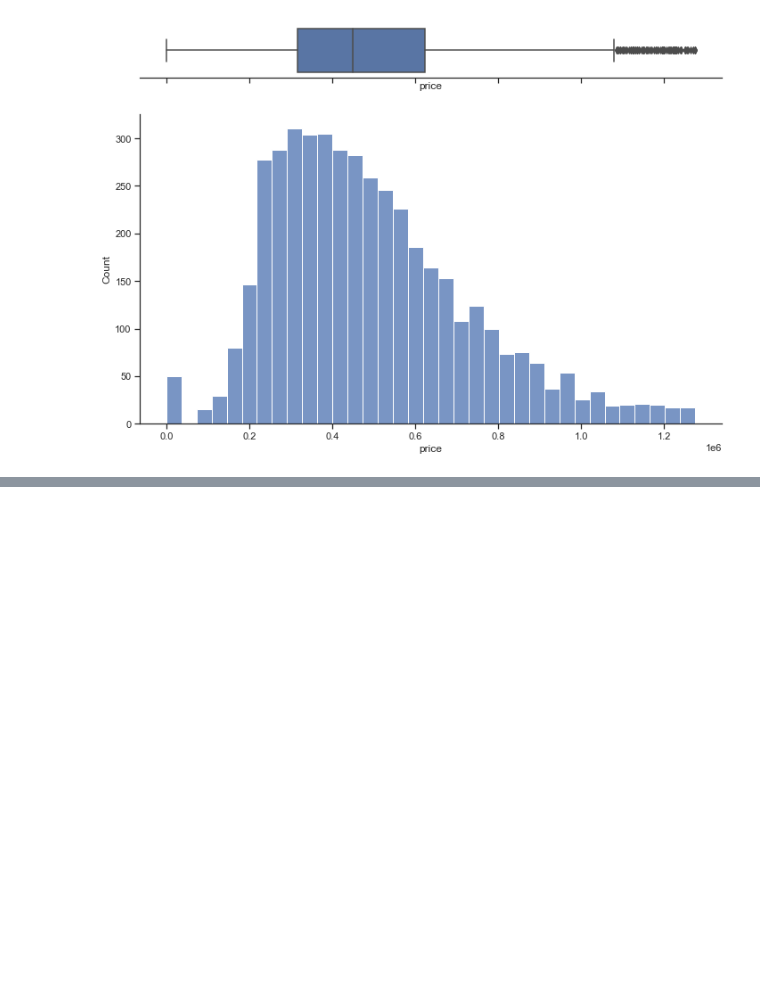
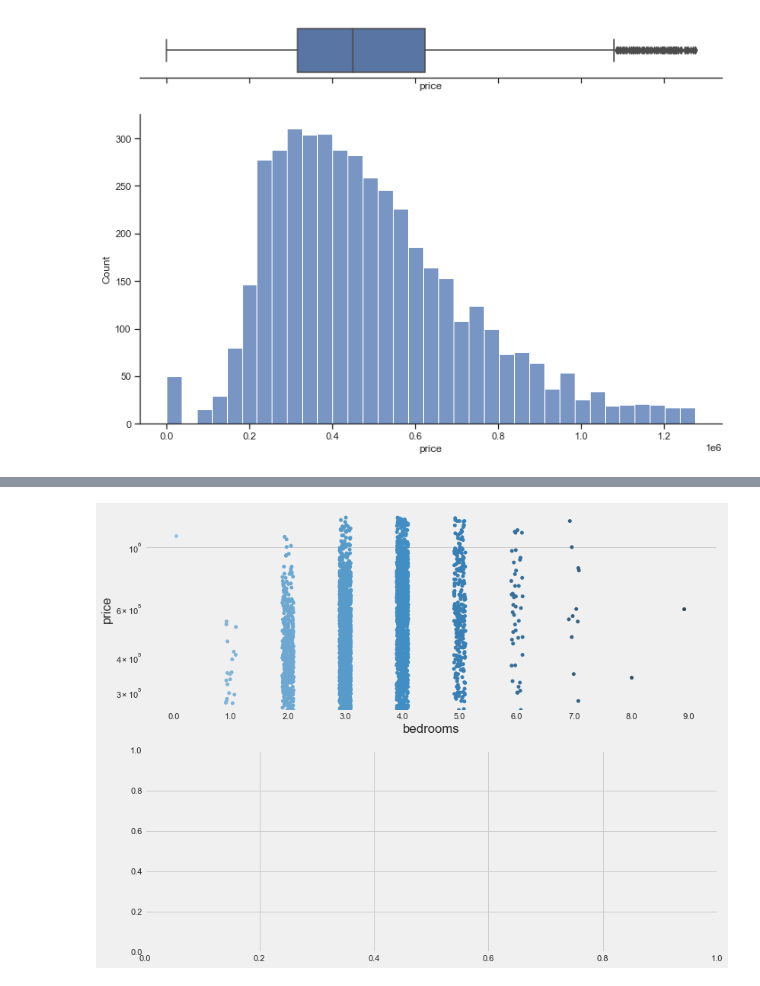
Before and after one commit to jf20541/Optimal-RegressionModel-HyperParameters-Flask-Azure-Docker, a Jupyter notebook: notebooks/eda.ipynb, the cells around one changed output, grey strips where cells are left out. Cells and saved outputs as stored; diff of their text form; code cells hidden in the pictures; blank space fills up the shorter version.

```diff
--- a/notebooks/eda.ipynb
+++ b/notebooks/eda.ipynb
@@ -223,0 +269,7 @@ df.to_csv('../inputs/train_clean.csv', index=False)
+# %%
+f, (ax1, ax2) = plt.subplots(2, 1, figsize=(12, 10))
+ax1.set(yscale = "log")
+sns.stripplot(x = "bedrooms", y = "price", data = df, ax = ax1, jitter=True, palette="Blues_d")
+plt.show()
+# %% [output]
+[figure, added]
```
Also changed, not shown: parts of 3 cells of this notebook, 7 other files.
